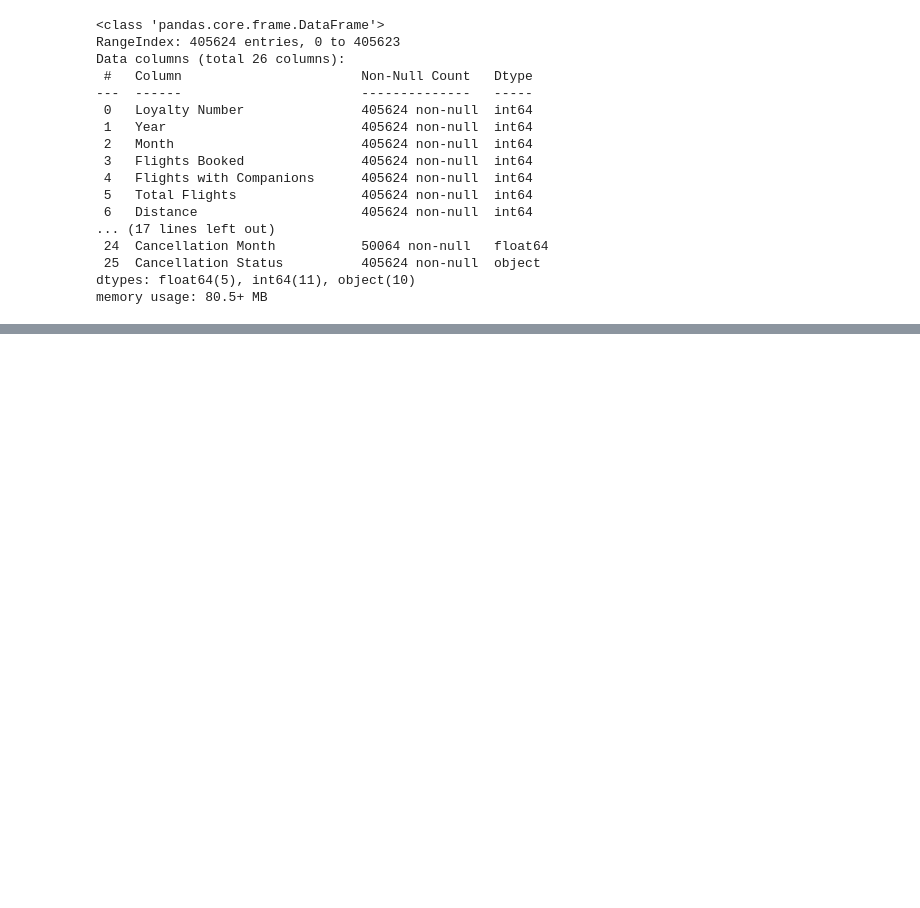
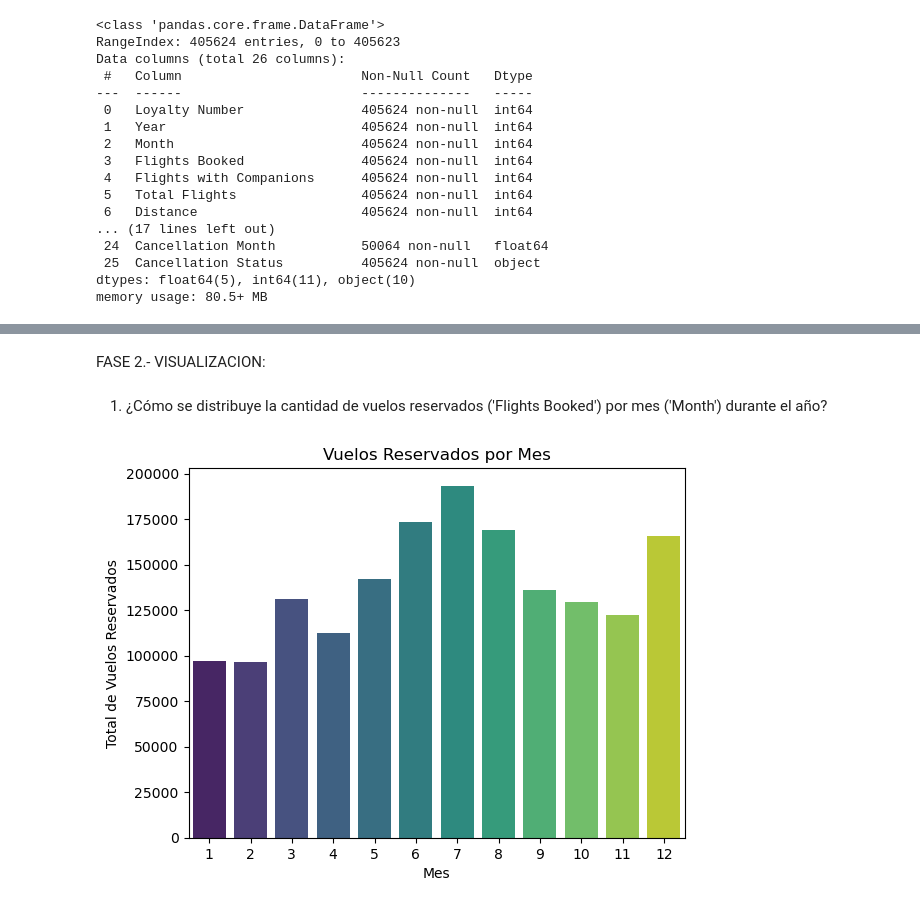
Before and after one commit to Adalab/bda-modulo-3-evaluacion-final-Beatriz-mij, a Jupyter notebook: Resolucion_evaluacion_MOD3.ipynb, the cells around one changed output, grey strips where cells are left out. Cells and saved outputs as stored; diff of their text form; code cells hidden in the pictures; blank space fills up the shorter version.

```diff
--- a/Resolucion_evaluacion_MOD3.ipynb
+++ b/Resolucion_evaluacion_MOD3.ipynb
@@ -376,0 +378,12 @@ df_merged.sample(50)
+# %% [markdown]
+FASE 2.- VISUALIZACION:
+# %% [markdown]
+1. ¿Cómo se distribuye la cantidad de vuelos reservados ('Flights Booked') por mes ('Month') durante el año?
+# %%
+reservas_vuelos_mensual = df_merged.groupby('Month')['Flights Booked'].sum().reset_index()
+sns.barplot(x='Month', y='Flights Booked', data=reservas_vuelos_mensual, palette='viridis')
+plt.title('Vuelos Reservados por Mes')
+plt.xlabel('Mes')
+plt.ylabel('Total de Vuelos Reservados');
+# %% [output]
+[figure, added]
```
Also changed, not shown: parts of 6 cells of this notebook, 2 other files.
